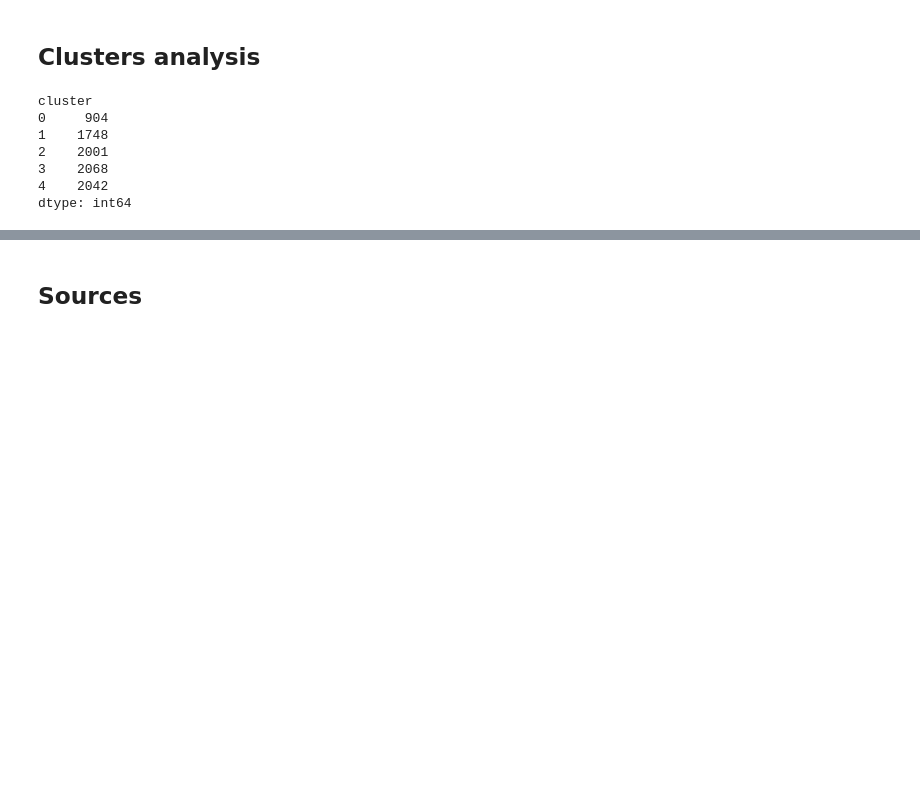
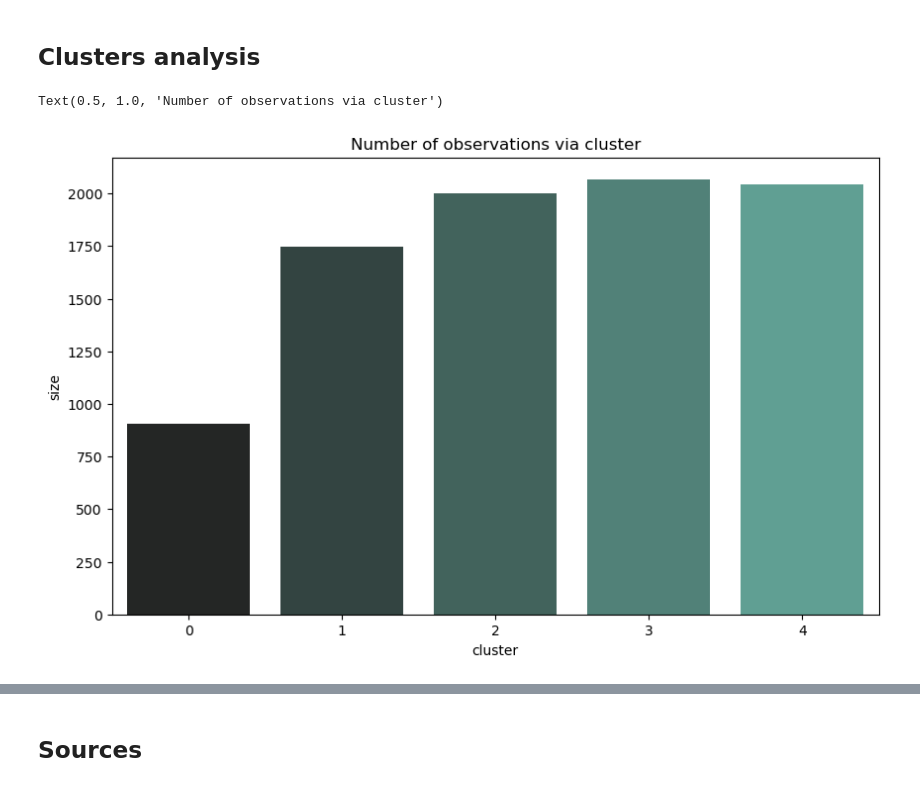
Before and after one commit to Hubert-Magdziak/Dimension-reduction, a Jupyter notebook: Dimension Reduction.ipynb, the cells around one changed output, grey strips where cells are left out. Cells and saved outputs as stored; diff of their text form; code cells hidden in the pictures; blank space fills up the shorter version.

Commit message:
feat: Plots added

```diff
--- a/Dimension Reduction.ipynb
+++ b/Dimension Reduction.ipynb
@@ -218,12 +218,11 @@ display(heart.head(3))
 # %% [markdown]
 ## Clusters analysis
 # %%
-heart.groupby(by = "cluster").size()
+cluster_size = pd.DataFrame(heart.groupby(by = "cluster").size()).reset_index()
+cluster_size.columns = ["cluster", "size"]
+plt.figure(figsize = (10,6))
+sns.barplot(data = cluster_size, x = "cluster", y = "size", palette= "dark:#5A9")
+plt.title("Number of observations via cluster")
 # %% [output]
-cluster
-0     904
-1    1748
-2    2001
-3    2068
-4    2042
-dtype: int64
+Text(0.5, 1.0, 'Number of observations via cluster')
+[figure, added]
```
Also changed, not shown: parts of 6 cells of this notebook.
